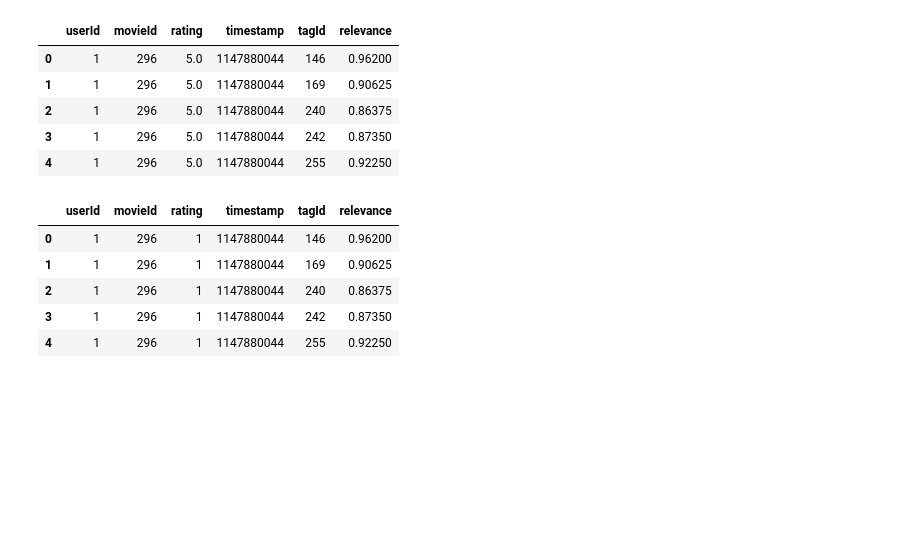
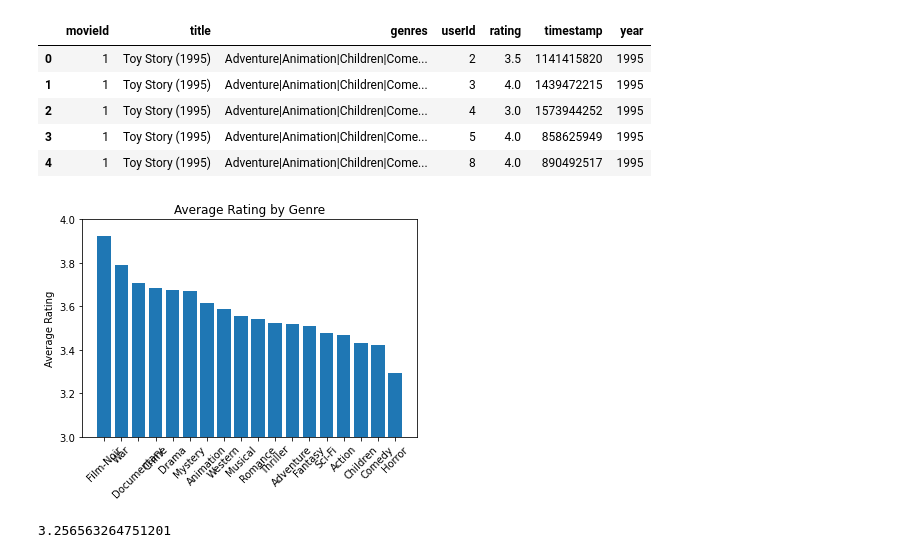
Before and after one commit to blancacarretero/movie-recommendation-engine, a Jupyter notebook: main.ipynb, the cells around one changed output. Cells and saved outputs as stored; diff of their text form; code cells hidden in the pictures; blank space fills up the shorter version.

Commit message:
average rating by genre and by year

```diff
--- a/main.ipynb
+++ b/main.ipynb
@@ -75,11 +106,13 @@ print(f"Testing Data Score: {classifier.score(X_test, y_test)}")
+# %%
+movie_ratings.head()
+# %% [output]
+|  | movieId | title | genres | userId | rating | timestamp | year |
+| 0 | 1 | Toy Story (1995) | Adventure|Animation|Children|Come... | 2 | 3.5 | 1141415820 | 1995 |
+| 1 | 1 | Toy Story (1995) | Adventure|Animation|Children|Come... | 3 | 4.0 | 1439472215 | 1995 |
+| 2 | 1 | Toy Story (1995) | Adventure|Animation|Children|Come... | 4 | 3.0 | 1573944252 | 1995 |
+| 3 | 1 | Toy Story (1995) | Adventure|Animation|Children|Come... | 5 | 4.0 | 858625949 | 1995 |
+| 4 | 1 | Toy Story (1995) | Adventure|Animation|Children|Come... | 8 | 4.0 | 890492517 | 1995 |
 # %%
-movie_ratings_genome = ratings_df.merge(relevant_genome_scores_df, how="inner")
-movie_ratings_genome.head()
+# movie_ratings_genome = ratings_df.merge(relevant_genome_scores_df, how="inner")
+# movie_ratings_genome.head()
-# %% [output]
-|  | userId | movieId | rating | timestamp | tagId | relevance |
-| 0 | 1 | 296 | 5.0 | 1147880044 | 146 | 0.96200 |
-| 1 | 1 | 296 | 5.0 | 1147880044 | 169 | 0.90625 |
-| 2 | 1 | 296 | 5.0 | 1147880044 | 240 | 0.86375 |
-| 3 | 1 | 296 | 5.0 | 1147880044 | 242 | 0.87350 |
-| 4 | 1 | 296 | 5.0 | 1147880044 | 255 | 0.92250 |
 # %%
@@ -87,9 +120,2 @@ movie_ratings_genome["rating"] = np.where(movie_ratings_genome["rating"] >= 3.5,
 # %%
-movie_ratings_genome.head()
+# movie_ratings_genome.head()
-# %% [output]
-|  | userId | movieId | rating | timestamp | tagId | relevance |
-| 0 | 1 | 296 | 1 | 1147880044 | 146 | 0.96200 |
-| 1 | 1 | 296 | 1 | 1147880044 | 169 | 0.90625 |
-| 2 | 1 | 296 | 1 | 1147880044 | 240 | 0.86375 |
-| 3 | 1 | 296 | 1 | 1147880044 | 242 | 0.87350 |
-| 4 | 1 | 296 | 1 | 1147880044 | 255 | 0.92250 |
@@ -99,3 +122,7 @@ y = movie_ratings_genome['rating']
+# %%
+genres = ['Comedy','Adventure','Animation','Children','Fantasy','Romance','Drama',
+          'Documentary','Action','Horror','Mystery','Sci-Fi','Western','Crime','Thriller',
+          'Film-Noir','Musical','War']
 # %%
 def genre_ratings(genre):
     df = movies_df[movies_df['genres'].str.contains(genre, regex=False)]
@@ -105,0 +131,20 @@ genre_ratings("Comedy")
+# %%
+genre_averages = {
+    'Genre': [],
+    'Average Rating': []
+}
+for genre in genres:
+    avg_rating = genre_ratings(genre)['rating'].mean()
+    genre_averages['Genre'].append(genre)
+    genre_averages['Average Rating'].append(avg_rating)
+
+genre_avg_df = pd.DataFrame(genre_averages).sort_values('Average Rating', ascending=False)
+# %%
+plt.bar(genre_avg_df['Genre'],genre_avg_df['Average Rating'])
+plt.ylim(3, 4)
+plt.title('Average Rating by Genre')
+plt.ylabel('Average Rating')
+plt.xticks(rotation=45)
+plt.savefig('avg_rating_by_genre.png')
+# %% [output]
+[figure, added]
@@ -105,0 +159,4 @@ genre_ratings("Comedy")
+# %%
+ratings_by_year('Action','1995')
+# %% [output]
+3.256563264751201
```
Also changed, not shown: parts of 17 cells of this notebook.
